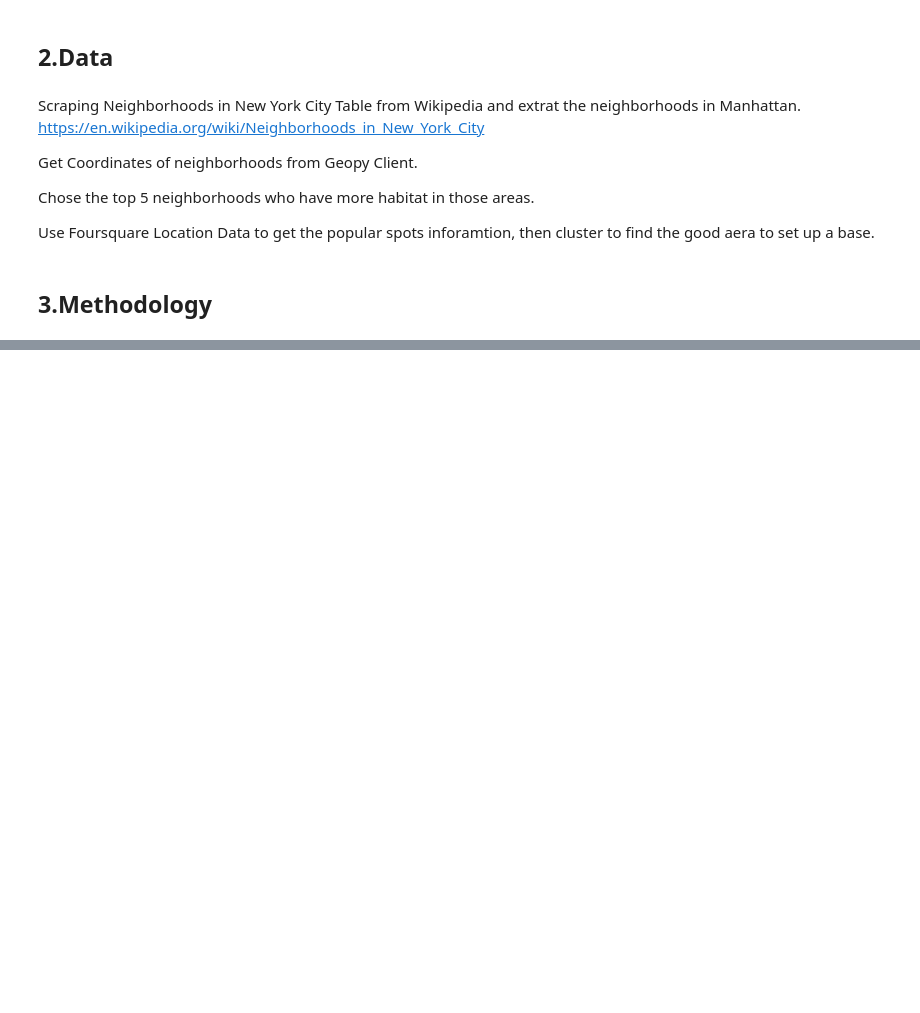
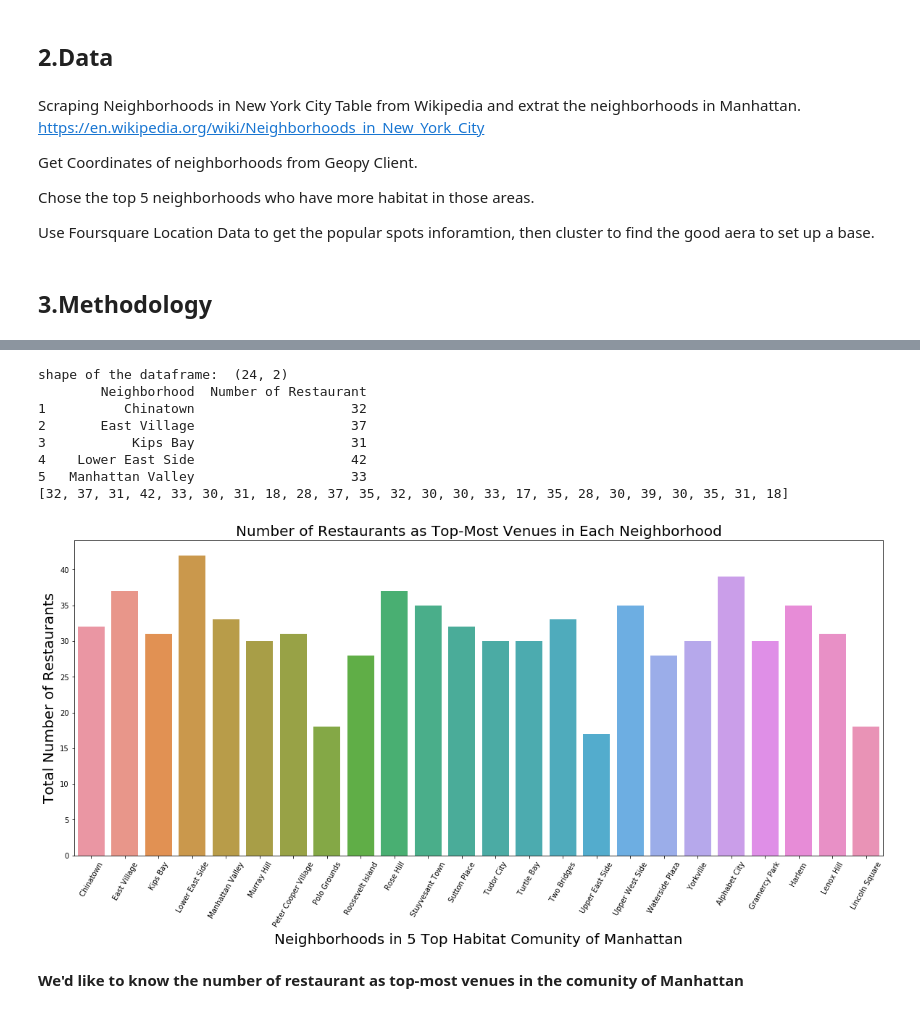
Before and after one commit to shengminchen/Coursera_Capstone, a Jupyter notebook: Capstone_Project_The_Battle_of_Neighborhoods.ipynb, the cells around one changed output, grey strips where cells are left out. Cells and saved outputs as stored; diff of their text form; code cells hidden in the pictures; blank space fills up the shorter version.

```diff
--- a/Capstone_Project_The_Battle_of_Neighborhoods.ipynb
+++ b/Capstone_Project_The_Battle_of_Neighborhoods.ipynb
@@ -30,0 +141,4 @@ Use Foursquare Location Data to get the popular spots inforamtion, then cluster
+# %%
+#Simplify the top 5 dataframe, keep only the CB and the Neighborhoods columns
+Manh_top5 = Manh_top5[["CB","Neighborhoods"]]
+Manh_top5
@@ -30,0 +610,35 @@ Use Foursquare Location Data to get the popular spots inforamtion, then cluster
+# %%
+#Try groupby to play with restaurant
+Neighborhoods_Venues_restaurant = df_Neighborhoods_Venues.groupby(['Neighborhood'])['Venue_Category'].apply(lambda x: x[x.str.contains('Restaurant|Pizza')].count())
+Neighborhoods_Venues_restaurant_df = Neighborhoods_Venues_restaurant.to_frame().reset_index()
+Neighborhoods_Venues_restaurant_df.columns = ['Neighborhood', 'Number of Restaurant']
+
+
+Neighborhoods_Venues_restaurant_df.index = np.arange(1, len(Neighborhoods_Venues_restaurant_df)+1)
+
+print ("shape of the dataframe: ", Neighborhoods_Venues_restaurant_df.shape)
+print (Neighborhoods_Venues_restaurant_df.head())
+
+list_rest_no = Neighborhoods_Venues_restaurant_df['Number of Restaurant'].to_list()
+print (list_rest_no)
+fig = plt.figure(figsize=(20,8))
+bar = sns.barplot(x='Neighborhood', y='Number of Restaurant', data=Neighborhoods_Venues_restaurant_df)
+
+bar.set_ylabel("Total Number of Restaurants", fontsize=20)
+bar.set_xlabel("Neighborhoods in 5 Top Habitat Comunity of Manhattan", fontsize=20)
+bar.set_xticklabels(bar.get_xticklabels(),rotation=60)
+bar.set_title("Number of Restaurants as Top-Most Venues in Each Neighborhood", fontsize=20)
+plt.savefig("Top_Venues_Restaurants.png", dpi=300)
+plt.show()
+# %% [output]
+shape of the dataframe:  (24, 2)
+        Neighborhood  Number of Restaurant
+1          Chinatown                    32
+2       East Village                    37
+3           Kips Bay                    31
+4    Lower East Side                    42
+5   Manhattan Valley                    33
+[32, 37, 31, 42, 33, 30, 31, 18, 28, 37, 35, 32, 30, 30, 33, 17, 35, 28, 30, 39, 30, 35, 31, 18]
+[figure, added]
+# %% [markdown]
+**We'd like to know the number of restaurant as top-most venues in the comunity of Manhattan**
```
Also changed, not shown: parts of 54 cells of this notebook.
